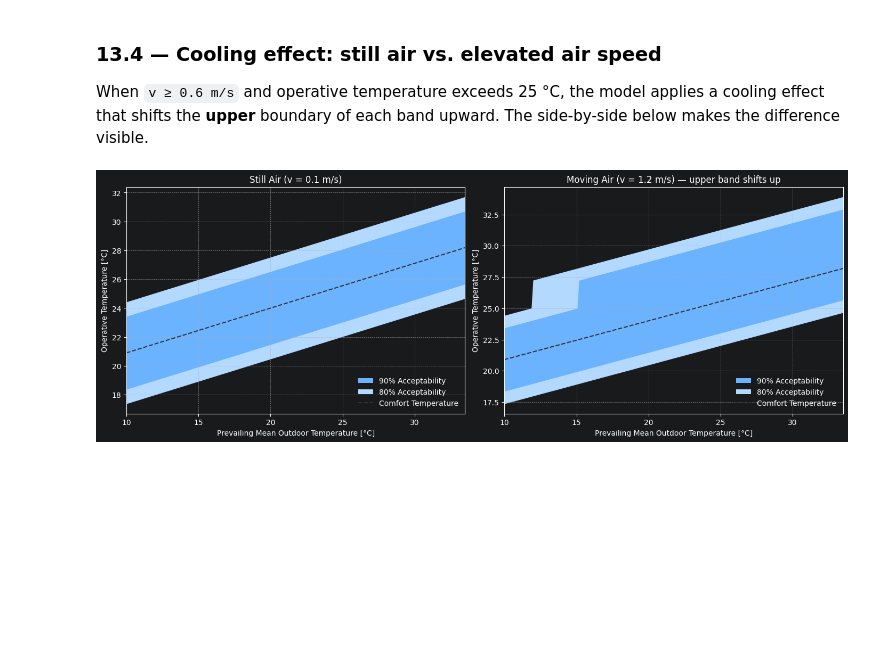
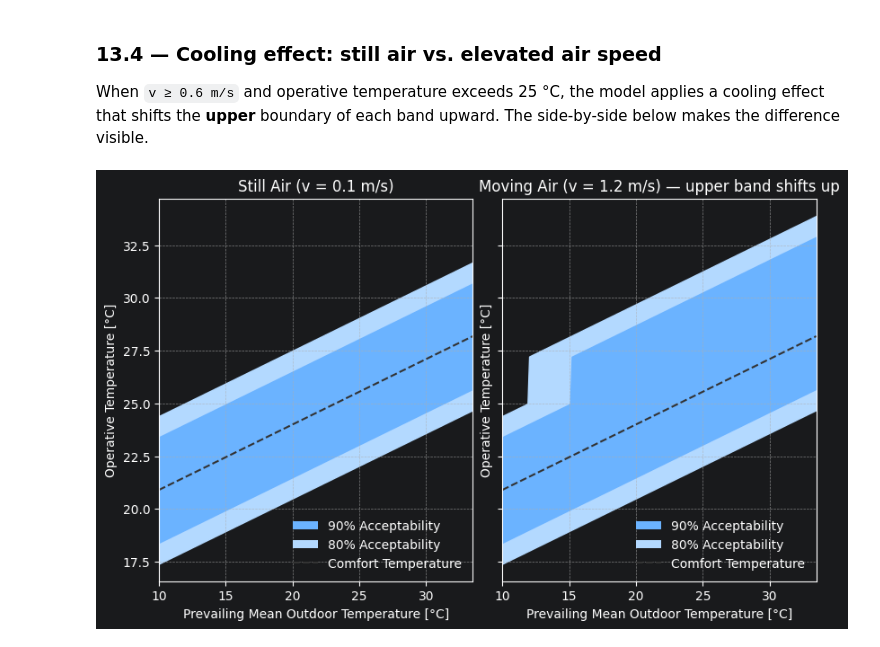
Before and after one commit to HuiHuangWYU/pythermalcomfort, a Jupyter notebook: docs/documentation/plots/matplotlib/threshold_plot.ipynb, the cells around one changed output. Drawn from its saved outputs; the diff is of its cells as text; code cells hidden in the pictures; blank space fills up the shorter version.

```diff
--- a/docs/documentation/plots/matplotlib/threshold_plot.ipynb
+++ b/docs/documentation/plots/matplotlib/threshold_plot.ipynb
@@ -375,15 +375,17 @@ plt.show()
 
 When `v ≥ 0.6 m/s` and operative temperature exceeds 25 °C, the model applies a cooling effect that shifts the **upper** boundary of each band upward.  The side-by-side below makes the difference visible.
 # %%
-fig, (ax0, ax1) = plt.subplots(1, 2, figsize=(14, 5), constrained_layout=True)
+fig, (ax0, ax1) = plt.subplots(
+    1, 2, figsize=(8, 5), constrained_layout=True, sharey=True
+)
 
 AdaptivePlot(adaptive_ashrae).set_params(v=0.1).plot(
     ax=ax0, title="Still Air (v = 0.1 m/s)"
 )
 AdaptivePlot(adaptive_ashrae).set_params(v=1.2).plot(
     ax=ax1, title="Moving Air (v = 1.2 m/s) — upper band shifts up"
 )
 
 plt.show()
 # %% [output]
-[figure, old version]
+[figure, new version]
```
Also changed, not shown: parts of 5 cells of this notebook, 3 other files.
